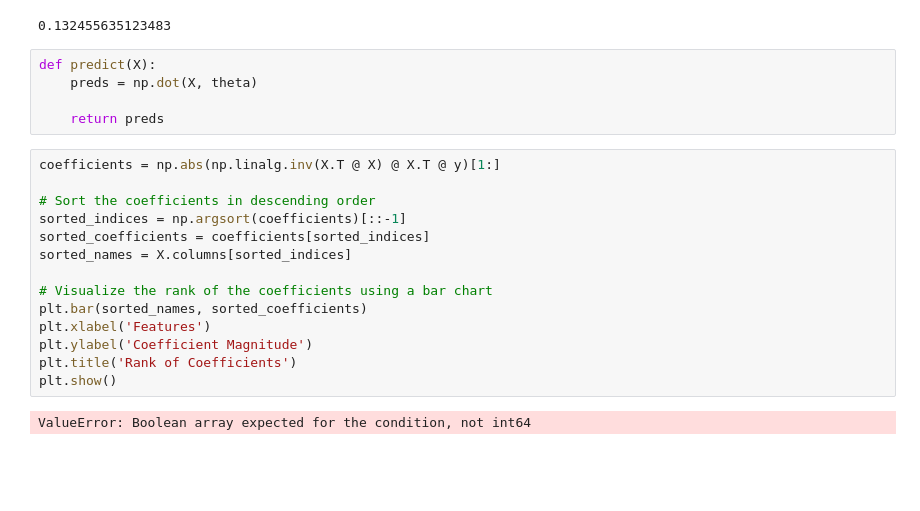
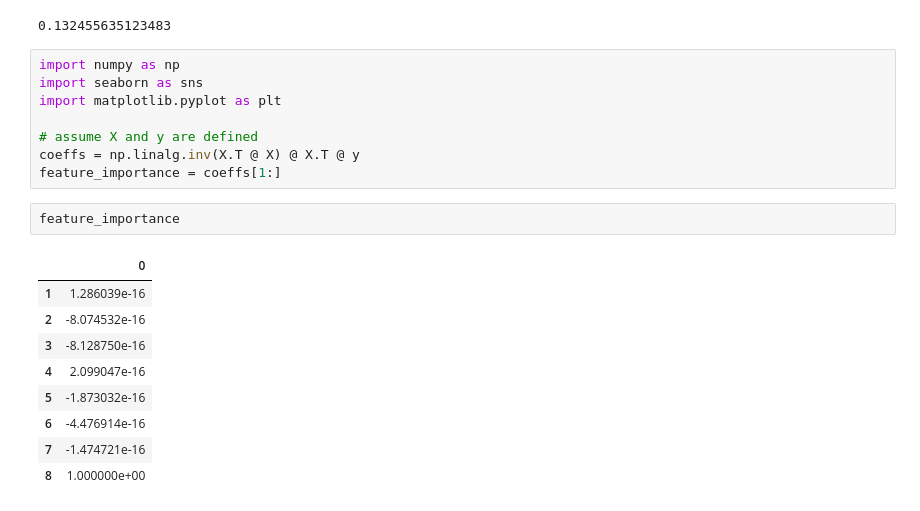
Before and after one commit to YangDongJae/ML, a Jupyter notebook: KOREATECH/assign02/assignment2-2 src/Final.ipynb, the cells around one changed output. Saved outputs shown, nothing was run; the diff lists cells and outputs as text; blank space fills up the shorter version.

```diff
--- a/KOREATECH/assign02/assignment2-2 src/Final.ipynb
+++ b/KOREATECH/assign02/assignment2-2 src/Final.ipynb
@@ -250,24 +401,23 @@ theta = np.dot(np.linalg.inv(np.dot(X_train.T, X_train)), np.dot(X_train.T, y_tr
 mse(theta, X_test, y_test)
 # %% [output]
 0.132455635123483
-# %%
-def predict(X):
-    preds = np.dot(X, theta)
-
-    return preds
-# %%
-coefficients = np.abs(np.linalg.inv(X.T @ X) @ X.T @ y)[1:]
-
-# Sort the coefficients in descending order
-sorted_indices = np.argsort(coefficients)[::-1]
-sorted_coefficients = coefficients[sorted_indices]
-sorted_names = X.columns[sorted_indices]
-
-# Visualize the rank of the coefficients using a bar chart
-plt.bar(sorted_names, sorted_coefficients)
-plt.xlabel('Features')
-plt.ylabel('Coefficient Magnitude')
-plt.title('Rank of Coefficients')
-plt.show()
-# %% [output]
-ValueError: Boolean array expected for the condition, not int64
+# %%
+import numpy as np
+import seaborn as sns
+import matplotlib.pyplot as plt
+
+# assume X and y are defined
+coeffs = np.linalg.inv(X.T @ X) @ X.T @ y
+feature_importance = coeffs[1:]
+# %%
+feature_importance
+# %% [output]
+|  | 0 |
+| 1 | 1.286039e-16 |
+| 2 | -8.074532e-16 |
+| 3 | -8.128750e-16 |
+| 4 | 2.099047e-16 |
+| 5 | -1.873032e-16 |
+| 6 | -4.476914e-16 |
+| 7 | -1.474721e-16 |
+| 8 | 1.000000e+00 |
```
Also changed, not shown: parts of 9 cells of this notebook, 20 other files.
